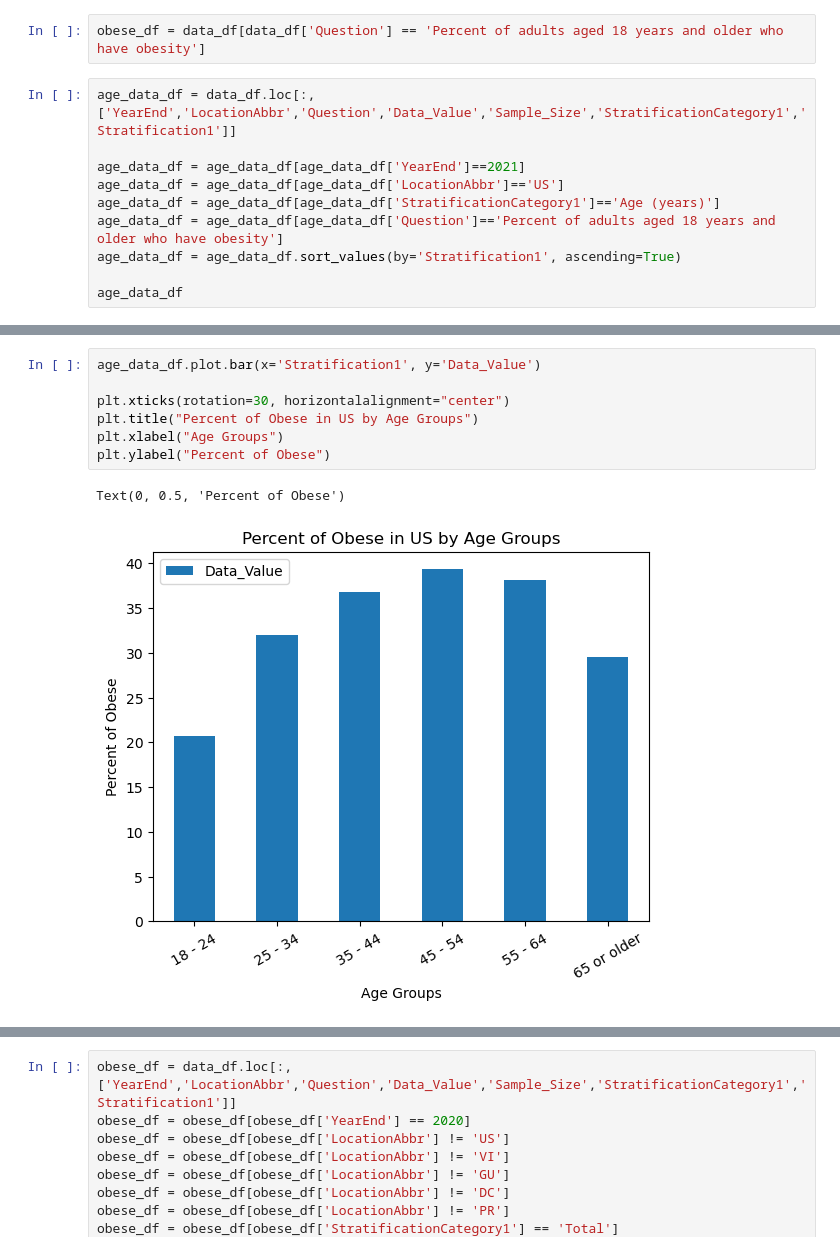
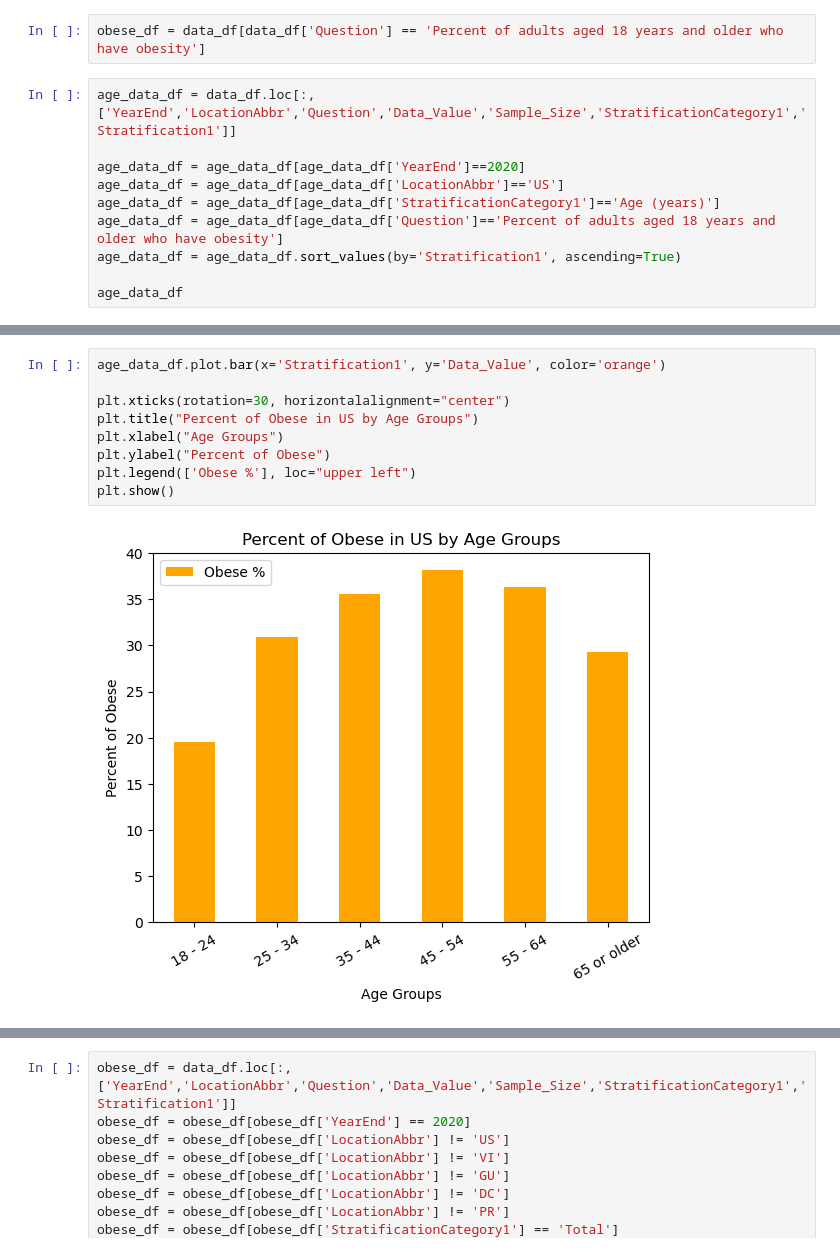
Before and after one commit to sma005/project-one-group-4, a Jupyter notebook: obesity_study_csv.ipynb, the cells around one changed output, grey strips where cells are left out. Cells and saved outputs as stored; diff of their text form.

```diff
--- a/obesity_study_csv.ipynb
+++ b/obesity_study_csv.ipynb
@@ -68,7 +61,7 @@ obese_df = data_df[data_df['Question'] == 'Percent of adults aged 18 years and o
 # %%
 age_data_df = data_df.loc[:,['YearEnd','LocationAbbr','Question','Data_Value','Sample_Size','StratificationCategory1','Stratification1']]
 
-age_data_df = age_data_df[age_data_df['YearEnd']==2021]
+age_data_df = age_data_df[age_data_df['YearEnd']==2020]
 age_data_df = age_data_df[age_data_df['LocationAbbr']=='US']
 age_data_df = age_data_df[age_data_df['StratificationCategory1']=='Age (years)']
 age_data_df = age_data_df[age_data_df['Question']=='Percent of adults aged 18 years and older who have obesity']
@@ -86,10 +79,11 @@ age_data_df
 # %%
-age_data_df.plot.bar(x='Stratification1', y='Data_Value')
+age_data_df.plot.bar(x='Stratification1', y='Data_Value', color='orange')
 
 plt.xticks(rotation=30, horizontalalignment="center")
 plt.title("Percent of Obese in US by Age Groups")
 plt.xlabel("Age Groups")
 plt.ylabel("Percent of Obese")
+plt.legend(['Obese %'], loc="upper left")
+plt.show()
 # %% [output]
-Text(0, 0.5, 'Percent of Obese')
-[figure, old version]
+[figure, new version]
```
Also changed, not shown: parts of 8 cells of this notebook.
